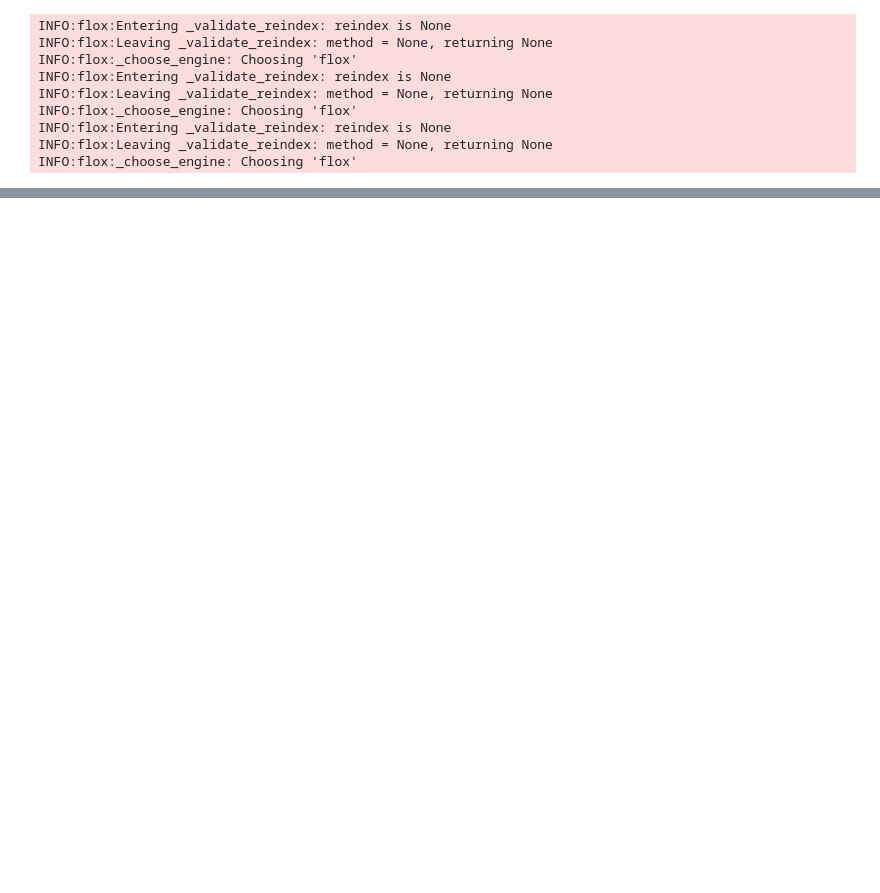
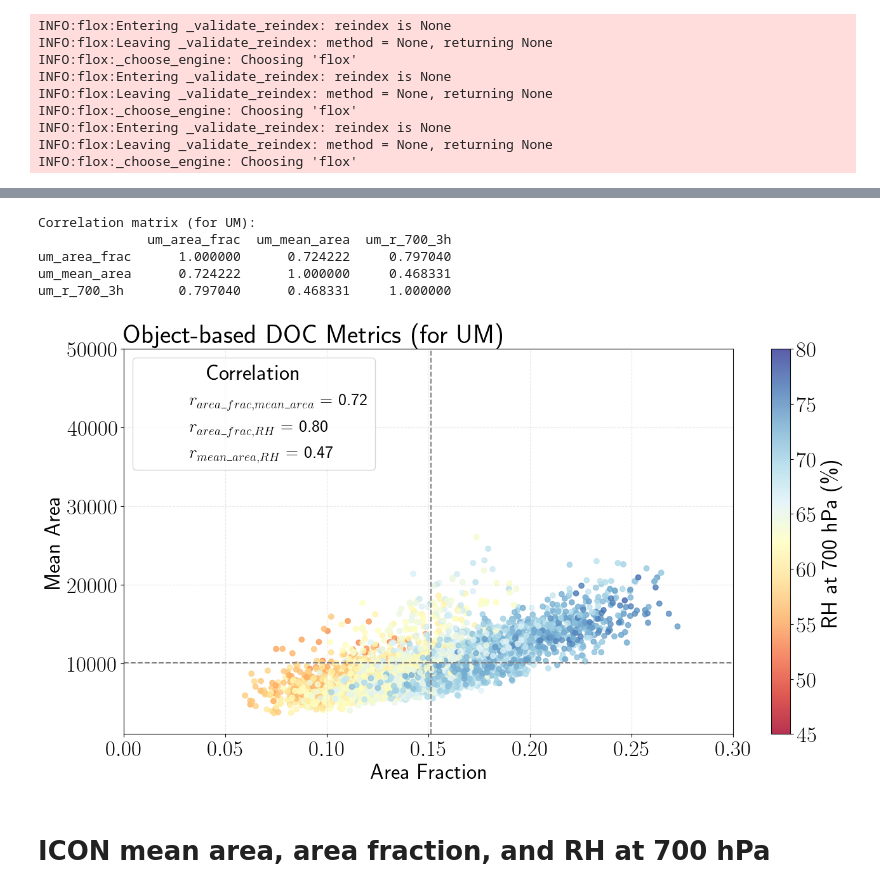
Before and after one commit to 21centuryweather/hk25-AusNode-DOCmeso, a Jupyter notebook: get_metrics/Greeshma/read_metrics.ipynb, the cells around one changed output, grey strips where cells are left out. Cells and saved outputs as stored; diff of their text form; code cells hidden in the pictures; blank space fills up the shorter version.

```diff
--- a/get_metrics/Greeshma/read_metrics.ipynb
+++ b/get_metrics/Greeshma/read_metrics.ipynb
@@ -282,0 +413,79 @@ Text(0.0, 1.0, 'Object-based DOC metrics')
+# %%
+import matplotlib.pyplot as plt
+import seaborn as sns
+import pandas as pd
+from scipy.stats import pearsonr
+
+data = pd.DataFrame({
+    'um_area_frac': a,
+    'um_mean_area': b,
+    'um_r_700_3h': c
+})
+
+
+
+print("Correlation matrix (for UM):")
+print(data.corr())
+# %% [output]
+Correlation matrix (for UM):
+              um_area_frac  um_mean_area  um_r_700_3h
+um_area_frac      1.000000      0.724222     0.797040
+um_mean_area      0.724222      1.000000     0.468331
+um_r_700_3h       0.797040      0.468331     1.000000
+# %%
+import matplotlib.pyplot as plt
+from matplotlib.lines import Line2D
+from scipy.stats import pearsonr
+import pandas as pd
+
+
+data = pd.DataFrame({
+    'um_area_frac': um_area_frac,
+    'um_mean_area': um_mean_area,
+    'um_r_700_3h': um_r_700_3h
+})
+
+
+corr_ab, _ = pearsonr(data['um_area_frac'], data['um_mean_area'])
+corr_ac, _ = pearsonr(data['um_area_frac'], data['um_r_700_3h'])
+corr_bc, _ = pearsonr(data['um_mean_area'], data['um_r_700_3h'])
+
+
+plt.rcParams.update({"text.usetex": True, "font.size": 25})
+fig, ax = plt.subplots(figsize=(14, 8))
+
+sc = ax.scatter(data['um_area_frac'], data['um_mean_area'], c=data['um_r_700_3h'], cmap="RdYlBu", alpha=0.8, vmin = 45, vmax = 80)
+
+
+ax.axhline(y=data['um_mean_area'].mean(), ls="--", c="grey")
+ax.axvline(x=data['um_area_frac'].mean(), ls="--", c="grey")
+
+ax.set_ylim(1000,50000)
+ax.set_xlim(0,0.30)
+ax.set_xlabel("Area Fraction")
+ax.set_ylabel("Mean Area")
+ax.set_title("Object-based DOC Metrics (for UM)", loc="left")
+
+
+cb = plt.colorbar(sc, ax=ax)
+cb.set_label("RH at 700 hPa (\%)")
+
+
+legend_elements = [
+    Line2D([0], [0], linestyle='', marker='', label=fr"$r_{{area\_frac,mean\_area}}$ = {corr_ab:.2f}"),
+    Line2D([0], [0], linestyle='', marker='', label=fr"$r_{{area\_frac,RH}}$ = {corr_ac:.2f}"),
+    Line2D([0], [0], linestyle='', marker='', label=fr"$r_{{mean\_area,RH}}$ = {corr_bc:.2f}")
+]
+
+
+
+ax.legend(handles=legend_elements, loc='upper left', frameon=True, title='Correlation', fontsize = 20)
+
+# Grid and layout
+ax.grid(True, linestyle="--", alpha=0.3)
+plt.tight_layout()
+plt.show()
+# %% [output]
+[figure, added]
+# %% [markdown]
+# ICON mean area, area fraction, and RH at 700 hPa
```
Also changed, not shown: parts of 45 cells of this notebook.
